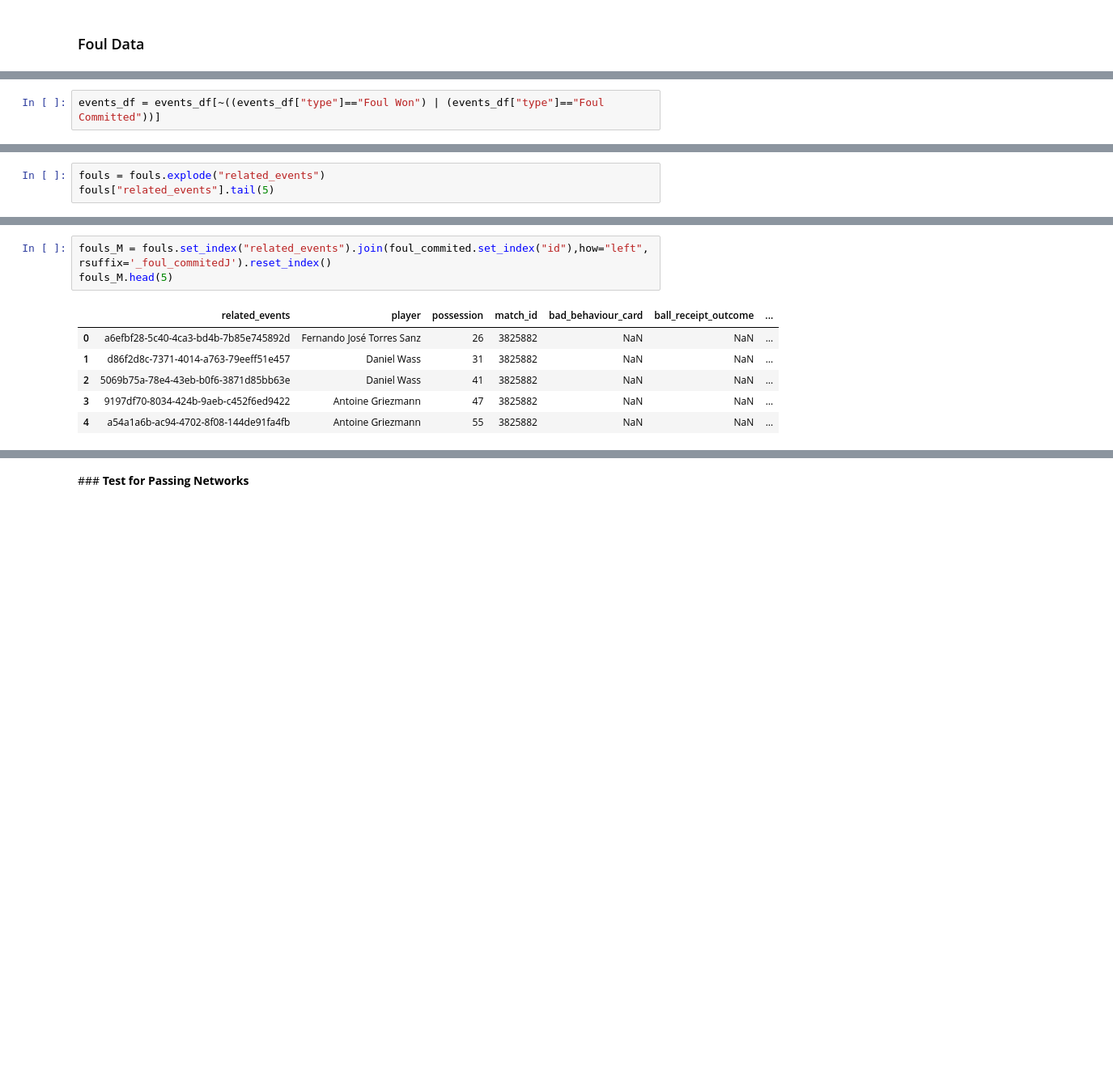
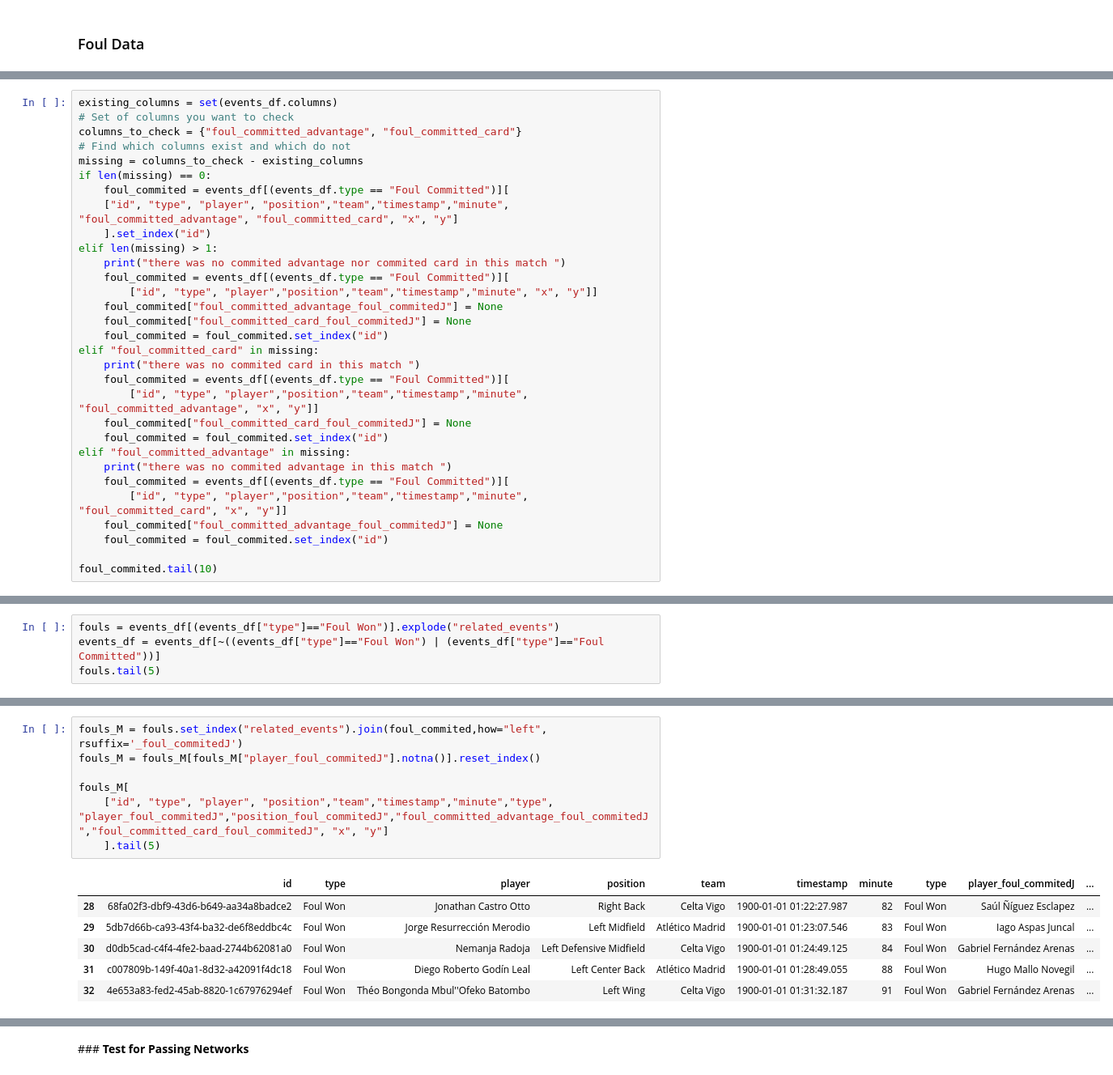
Before and after one commit to emirsglm/Bitirme, a Jupyter notebook: dataprep.ipynb, the cells around one changed output, grey strips where cells are left out. Shown: that part at 81% size. Drawn from its saved outputs; the diff is of its cells as text; blank space fills up the shorter version.

```diff
--- a/dataprep.ipynb
+++ b/dataprep.ipynb
@@ -683,0 +499,31 @@ fouls[["player","team","timestamp","minute","type","id","related_events"]].tail(
+# %%
+existing_columns = set(events_df.columns)
+# Set of columns you want to check
+columns_to_check = {"foul_committed_advantage", "foul_committed_card"}
+# Find which columns exist and which do not
+missing = columns_to_check - existing_columns
+if len(missing) == 0:
+    foul_commited = events_df[(events_df.type == "Foul Committed")][
+    ["id", "type", "player", "position","team","timestamp","minute", "foul_committed_advantage", "foul_committed_card", "x", "y"]
+    ].set_index("id")
+elif len(missing) > 1:
+    print("there was no commited advantage nor commited card in this match ")
+    foul_commited = events_df[(events_df.type == "Foul Committed")][
+        ["id", "type", "player","position","team","timestamp","minute", "x", "y"]]
+    foul_commited["foul_committed_advantage_foul_commitedJ"] = None
+    foul_commited["foul_committed_card_foul_commitedJ"] = None
+    foul_commited = foul_commited.set_index("id")
+elif "foul_committed_card" in missing:
+    print("there was no commited card in this match ")
+    foul_commited = events_df[(events_df.type == "Foul Committed")][
+        ["id", "type", "player","position","team","timestamp","minute", "foul_committed_advantage", "x", "y"]]
+    foul_commited["foul_committed_card_foul_commitedJ"] = None
+    foul_commited = foul_commited.set_index("id")
+elif "foul_committed_advantage" in missing:
+    print("there was no commited advantage in this match ")
+    foul_commited = events_df[(events_df.type == "Foul Committed")][
+        ["id", "type", "player","position","team","timestamp","minute", "foul_committed_card", "x", "y"]]
+    foul_commited["foul_committed_advantage_foul_commitedJ"] = None
+    foul_commited = foul_commited.set_index("id")
+
+foul_commited.tail(10)
@@ -684,2 +543,4 @@ fouls[["player","team","timestamp","minute","type","id","related_events"]].tail(
 # %%
+fouls = events_df[(events_df["type"]=="Foul Won")].explode("related_events")
 events_df = events_df[~((events_df["type"]=="Foul Won") | (events_df["type"]=="Foul Committed"))]
+fouls.tail(5)
@@ -686,3 +554,0 @@ events_df = events_df[~((events_df["type"]=="Foul Won") | (events_df["type"]=="F
-# %%
-fouls = fouls.explode("related_events")
-fouls["related_events"].tail(5)
@@ -696,10 +555,14 @@ Name: related_events, dtype: object
 # %%
-fouls_M = fouls.set_index("related_events").join(foul_commited.set_index("id"),how="left", rsuffix='_foul_commitedJ').reset_index()
-fouls_M.head(5)
+fouls_M = fouls.set_index("related_events").join(foul_commited,how="left", rsuffix='_foul_commitedJ')
+fouls_M = fouls_M[fouls_M["player_foul_commitedJ"].notna()].reset_index()
+
+fouls_M[
+    ["id", "type", "player", "position","team","timestamp","minute","type", "player_foul_commitedJ","position_foul_commitedJ","foul_committed_advantage_foul_commitedJ","foul_committed_card_foul_commitedJ", "x", "y"]
+    ].tail(5)
 # %% [output]
-|  | related_events | player | possession | match_id | bad_behaviour_card | ball_receipt_outcome | ... |
-| 0 | a6efbf28-5c40-4ca3-bd4b-7b85e745892d | Fernando José Torres Sanz | 26 | 3825882 | NaN | NaN | ... |
-| 1 | d86f2d8c-7371-4014-a763-79eeff51e457 | Daniel Wass | 31 | 3825882 | NaN | NaN | ... |
-| 2 | 5069b75a-78e4-43eb-b0f6-3871d85bb63e | Daniel Wass | 41 | 3825882 | NaN | NaN | ... |
-| 3 | 9197df70-8034-424b-9aeb-c452f6ed9422 | Antoine Griezmann | 47 | 3825882 | NaN | NaN | ... |
-| 4 | a54a1a6b-ac94-4702-8f08-144de91fa4fb | Antoine Griezmann | 55 | 3825882 | NaN | NaN | ... |
+|  | id | type | player | position | team | timestamp | minute | type | player_foul_commitedJ | ... |
+| 28 | 68fa02f3-dbf9-43d6-b649-aa34a8badce2 | Foul Won | Jonathan Castro Otto | Right Back | Celta Vigo | 1900-01-01 01:22:27.987 | 82 | Foul Won | Saúl Ñíguez Esclapez | ... |
+| 29 | 5db7d66b-ca93-43f4-ba32-de6f8eddbc4c | Foul Won | Jorge Resurrección Merodio | Left Midfield | Atlético Madrid | 1900-01-01 01:23:07.546 | 83 | Foul Won | Iago Aspas Juncal | ... |
+| 30 | d0db5cad-c4f4-4fe2-baad-2744b62081a0 | Foul Won | Nemanja Radoja | Left Defensive Midfield | Celta Vigo | 1900-01-01 01:24:49.125 | 84 | Foul Won | Gabriel Fernández Arenas | ... |
+| 31 | c007809b-149f-40a1-8d32-a42091f4dc18 | Foul Won | Diego Roberto Godín Leal | Left Center Back | Atlético Madrid | 1900-01-01 01:28:49.055 | 88 | Foul Won | Hugo Mallo Novegil | ... |
+| 32 | 4e653a83-fed2-45ab-8820-1c67976294ef | Foul Won | Théo Bongonda Mbul''Ofeko Batombo | Left Wing | Celta Vigo | 1900-01-01 01:31:32.187 | 91 | Foul Won | Gabriel Fernández Arenas | ... |
```
Also changed, not shown: parts of 46 cells of this notebook, 1 other file.
